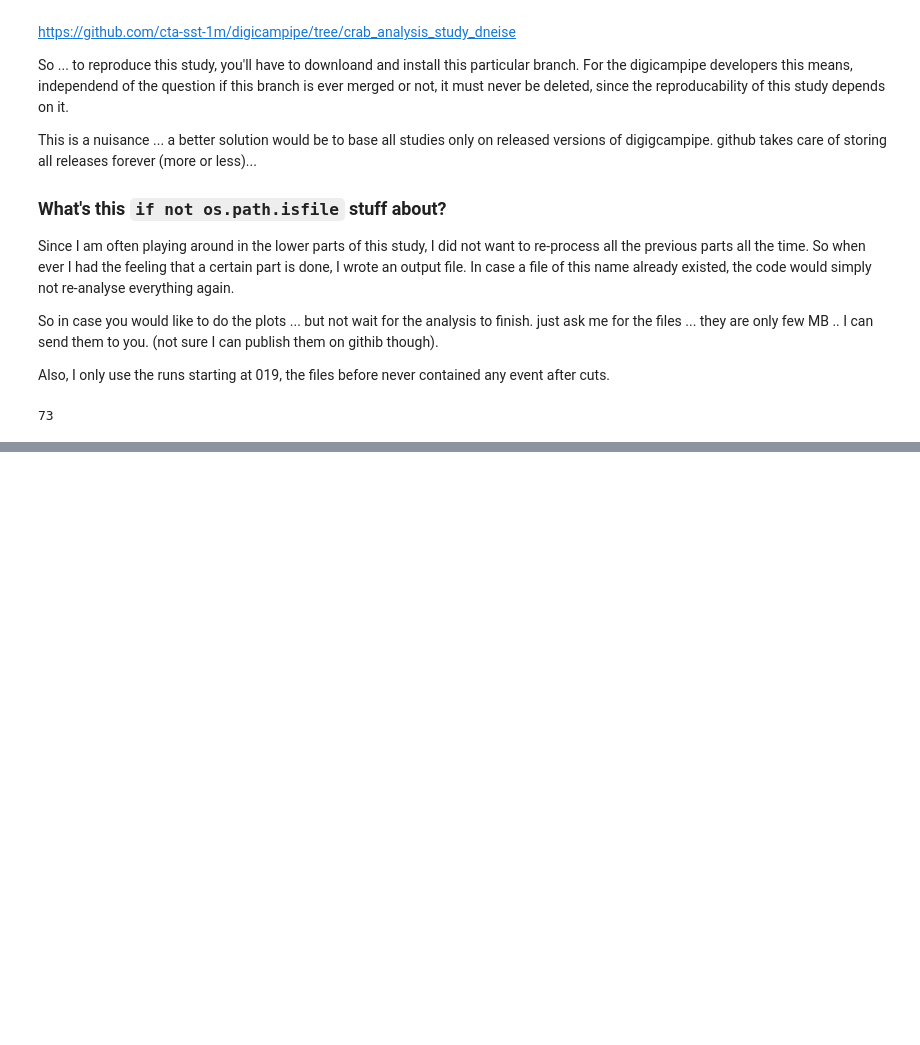
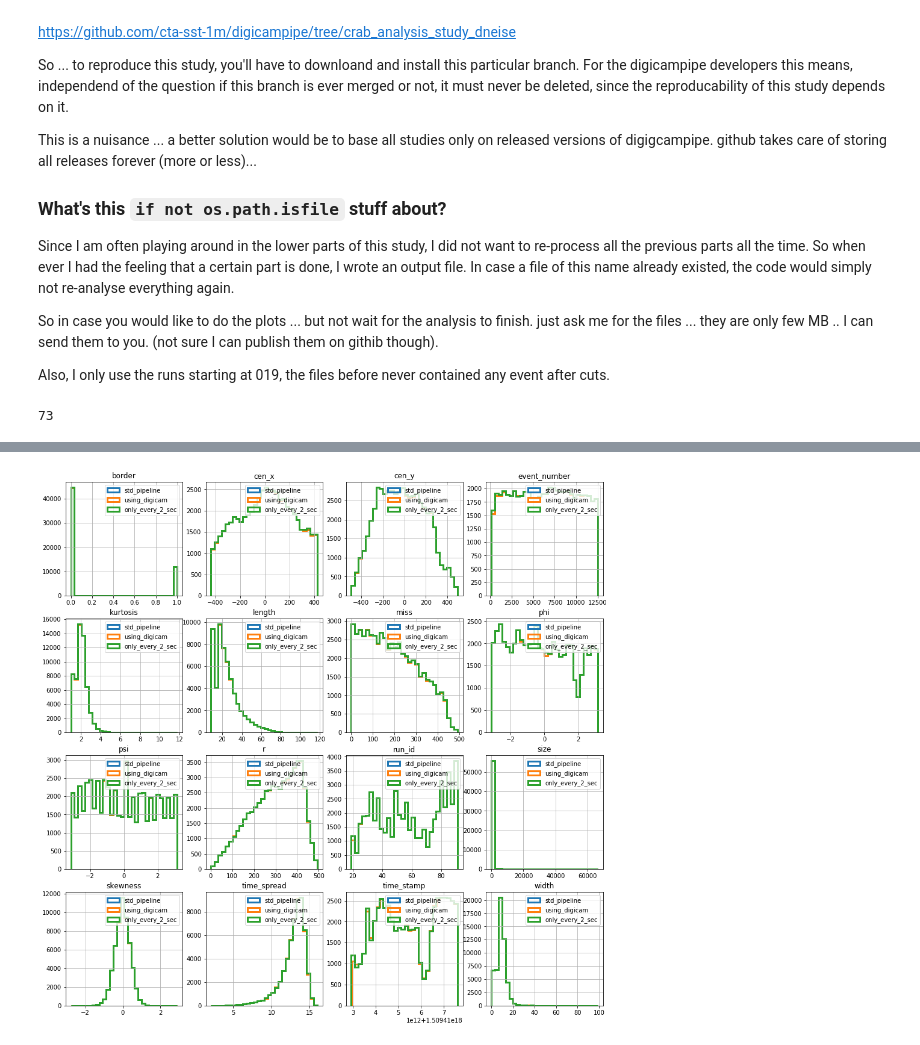
Before and after one commit to dneise/digicam_crab_data_study, a Jupyter notebook: Compare_hillas_parameters_using_different_baseline_strategies.ipynb, the cells around one changed output, grey strips where cells are left out. Saved outputs shown, nothing was run; the diff lists cells and outputs as text; code cells hidden in the pictures; blank space fills up the shorter version.

```diff
--- a/Compare_hillas_parameters_using_different_baseline_strategies.ipynb
+++ b/Compare_hillas_parameters_using_different_baseline_strategies.ipynb
@@ -122,0 +157,11 @@ perform_analysis(
+# %%
+fig, axes = plt.subplots(4, 4, figsize=(16, 16))
+for i, name in enumerate(std_pipeline.columns):
+    ax=axes.flatten()[i]
+    std_pipeline[name].hist(bins=30, lw=3, histtype='step', ax=ax, label='std_pipeline')
+    using_digicam[name].hist(bins=30, lw=3, histtype='step', ax=ax, label='using_digicam')
+    only_every_2_sec[name].hist(bins=30, lw=3, histtype='step', ax=ax, label='only_every_2_sec')
+    ax.set_title(name)
+    ax.legend()
+# %% [output]
+[figure, added]
```
Also changed, not shown: parts of 6 cells of this notebook.
